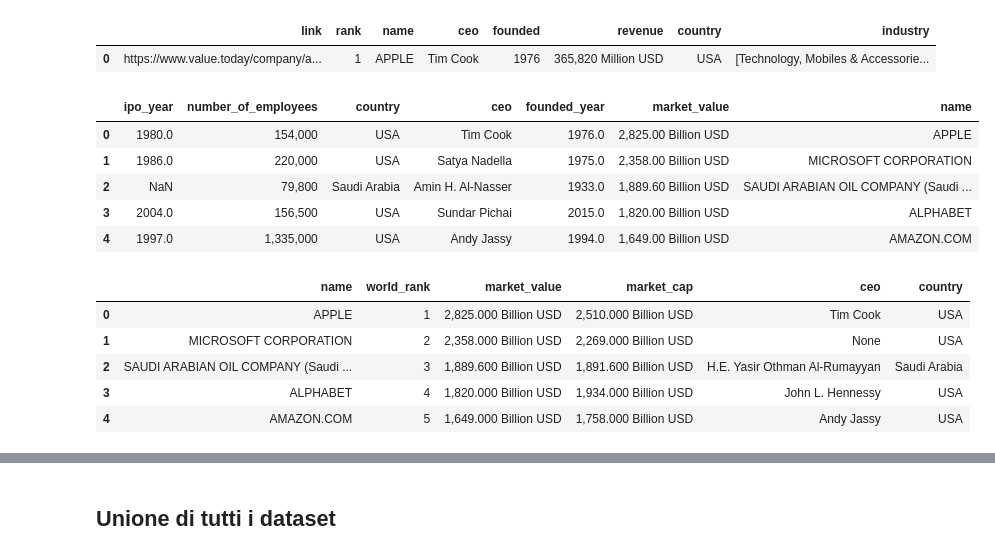
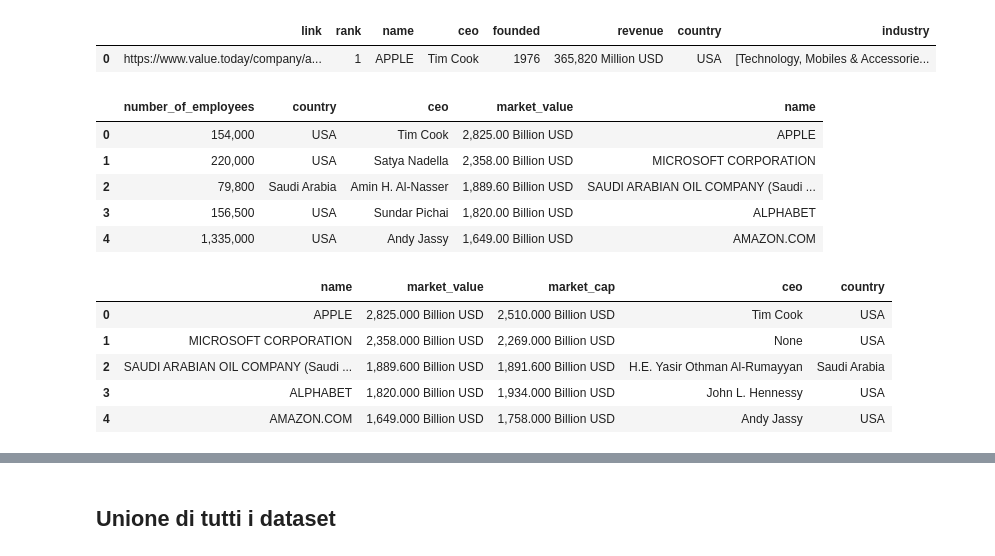
Before and after one commit to Elisabetta99/IDD_HW8, a Jupyter notebook: schemaAlignment.ipynb, the cells around one changed output, grey strips where cells are left out. Drawn from its saved outputs; the diff is of its cells as text; code cells hidden in the pictures.

```diff
--- a/schemaAlignment.ipynb
+++ b/schemaAlignment.ipynb
@@ -135,23 +135,31 @@ val7.head(1)
 | 0 | https://www.value.today/company/a... | 1 | APPLE | Tim Cook | 1976 | 365,820 Million USD | USA | [Technology, Mobiles & Accessorie... |
 # %%
 val1 = val1.rename(columns={'IPO Year':'ipo_year', 'Number of Employees':'number_of_employees', 'Country':'country', 'CEO':'ceo', 'Founded Year':'founded_year', 'Market Value':'market_value', 'Name':'name'})
+
+val1_toDrop = ['ipo_year', 'founded_year']
+val1 = val1.drop(val1_toDrop, axis=1)
+
 val1.head()
 # %% [output]
-|  | ipo_year | number_of_employees | country | ceo | founded_year | market_value | name |
-| 0 | 1980.0 | 154,000 | USA | Tim Cook | 1976.0 | 2,825.00 Billion USD | APPLE |
-| 1 | 1986.0 | 220,000 | USA | Satya Nadella | 1975.0 | 2,358.00 Billion USD | MICROSOFT CORPORATION |
-| 2 | NaN | 79,800 | Saudi Arabia | Amin H. Al-Nasser | 1933.0 | 1,889.60 Billion USD | SAUDI ARABIAN OIL COMPANY (Saudi ... |
-| 3 | 2004.0 | 156,500 | USA | Sundar Pichai | 2015.0 | 1,820.00 Billion USD | ALPHABET |
-| 4 | 1997.0 | 1,335,000 | USA | Andy Jassy | 1994.0 | 1,649.00 Billion USD | AMAZON.COM |
+|  | number_of_employees | country | ceo | market_value | name |
+| 0 | 154,000 | USA | Tim Cook | 2,825.00 Billion USD | APPLE |
+| 1 | 220,000 | USA | Satya Nadella | 2,358.00 Billion USD | MICROSOFT CORPORATION |
+| 2 | 79,800 | Saudi Arabia | Amin H. Al-Nasser | 1,889.60 Billion USD | SAUDI ARABIAN OIL COMPANY (Saudi ... |
+| 3 | 156,500 | USA | Sundar Pichai | 1,820.00 Billion USD | ALPHABET |
+| 4 | 1,335,000 | USA | Andy Jassy | 1,649.00 Billion USD | AMAZON.COM |
 # %%
 val2 = val2.rename(columns={'marketValue':'market_value', 'marketCap':'market_cap', 'CEO':'ceo'})
+
+val2_toDrop = ['world_rank']
+val2 = val2.drop(val2_toDrop, axis=1)
+
 val2.head()
 # %% [output]
-|  | name | world_rank | market_value | market_cap | ceo | country |
-| 0 | APPLE | 1 | 2,825.000 Billion USD | 2,510.000 Billion USD | Tim Cook | USA |
-| 1 | MICROSOFT CORPORATION | 2 | 2,358.000 Billion USD | 2,269.000 Billion USD | None | USA |
-| 2 | SAUDI ARABIAN OIL COMPANY (Saudi ... | 3 | 1,889.600 Billion USD | 1,891.600 Billion USD | H.E. Yasir Othman Al-Rumayyan | Saudi Arabia |
-| 3 | ALPHABET | 4 | 1,820.000 Billion USD | 1,934.000 Billion USD | John L. Hennessy | USA |
-| 4 | AMAZON.COM | 5 | 1,649.000 Billion USD | 1,758.000 Billion USD | Andy Jassy | USA |
+|  | name | market_value | market_cap | ceo | country |
+| 0 | APPLE | 2,825.000 Billion USD | 2,510.000 Billion USD | Tim Cook | USA |
+| 1 | MICROSOFT CORPORATION | 2,358.000 Billion USD | 2,269.000 Billion USD | None | USA |
+| 2 | SAUDI ARABIAN OIL COMPANY (Saudi ... | 1,889.600 Billion USD | 1,891.600 Billion USD | H.E. Yasir Othman Al-Rumayyan | Saudi Arabia |
+| 3 | ALPHABET | 1,820.000 Billion USD | 1,934.000 Billion USD | John L. Hennessy | USA |
+| 4 | AMAZON.COM | 1,649.000 Billion USD | 1,758.000 Billion USD | Andy Jassy | USA |
 # %%
 val3 = val3.rename(columns={'headquarters_country':'country', 'company_business':'industry'})
```
Also changed, not shown: parts of 9 cells of this notebook, 2 other files.
